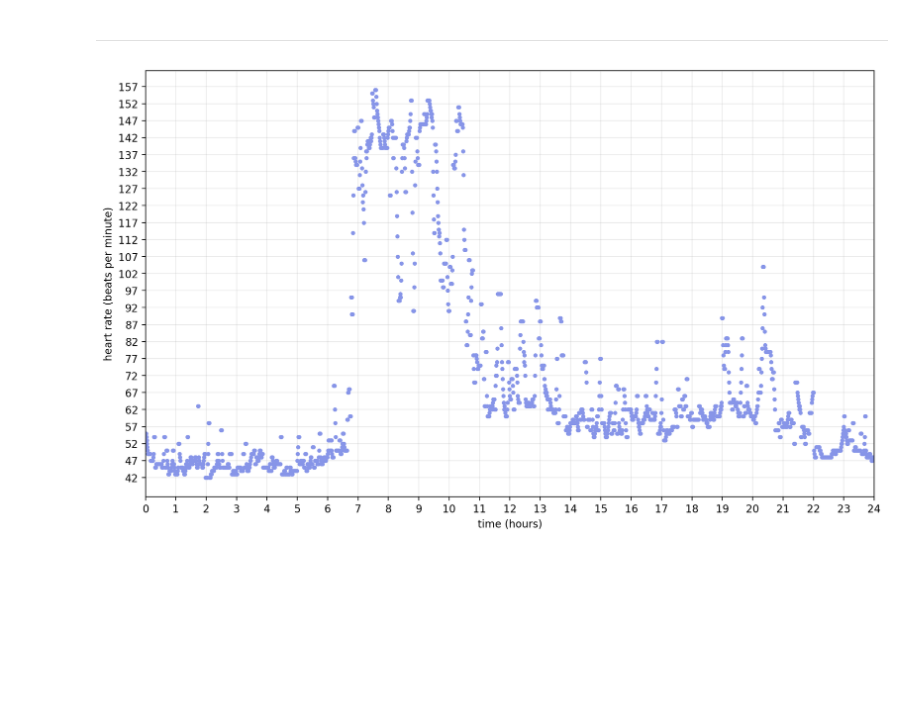
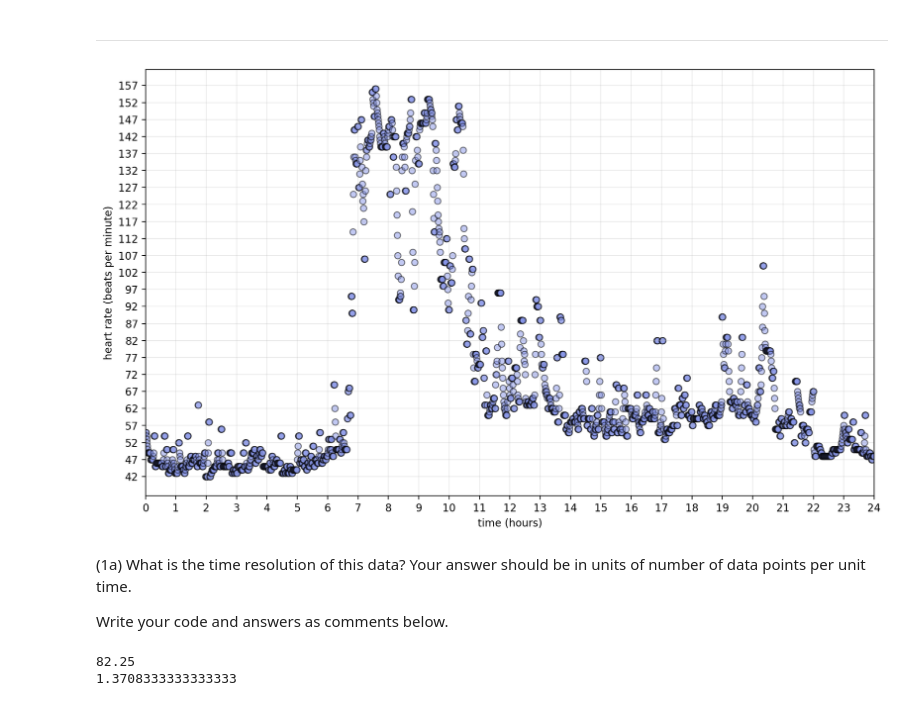
Before and after one commit to shak360/Lab-Training, a Jupyter notebook: Module_2_Python-ML/Assignment_4/svisagan/Assignment_4.ipynb, the cells around one changed output. Drawn from its saved outputs; the diff is of its cells as text; code cells hidden in the pictures; blank space fills up the shorter version.

```diff
--- a/Module_2_Python-ML/Assignment_4/svisagan/Assignment_4.ipynb
+++ b/Module_2_Python-ML/Assignment_4/svisagan/Assignment_4.ipynb
@@ -9,22 +9,34 @@ Machine learning and most algorithmic enterprises have one goal: extract the sig
 # %%
 import csv
 import numpy as np
 import matplotlib.pyplot as plt
 %matplotlib inline
 
 csv_reader = csv.reader(open('data/data1_HR.csv'))
-dataY = np.squeeze(np.asarray(list(csv_reader), dtype=int))
-X = np.linspace(start=0, stop=24, num=len(dataY))
+Y = np.expand_dims(np.squeeze(np.asarray(list(csv_reader), dtype=int)), axis=1)
+X = np.expand_dims(np.linspace(start=0, stop=24, num=len(dataY)), axis=1)
 plt.figure(1, figsize=(12.5, 7.5), dpi=200)
 
-plt.plot(X, dataY, '.', color="#8795E8")
+plt.scatter(X, dataY, edgecolors='k', marker="o", color="#8795E8", alpha=0.5)
 plt.xticks(np.arange(min(X), max(X)+1, 1.0))
-plt.yticks(np.arange(min(dataY), max(dataY)+5, 5))
+plt.yticks(np.arange(min(Y), max(dataY)+5, 5))
 plt.grid(True, alpha=0.25)
 plt.xlim(np.min(X), np.max(X))
 plt.ylabel('heart rate (beats per minute)')
 plt.xlabel('time (hours)')
 
 plt.show()
 # %% [output]
-[figure, old version]
+[figure, new version]
+# %% [markdown]
+(1a) What is the time resolution of this data? Your answer should be in units of number of data points per unit time.
+
+Write your code and answers as comments below.
+# %%
+print(len(Y)/24)
+# 82.25 data points/hour
+print(len(Y)/(24*60))
+# 1.3 data points/min
+# %% [output]
+82.25
+1.3708333333333333
```
Also changed, not shown: parts of 6 cells of this notebook, 1 other file.
